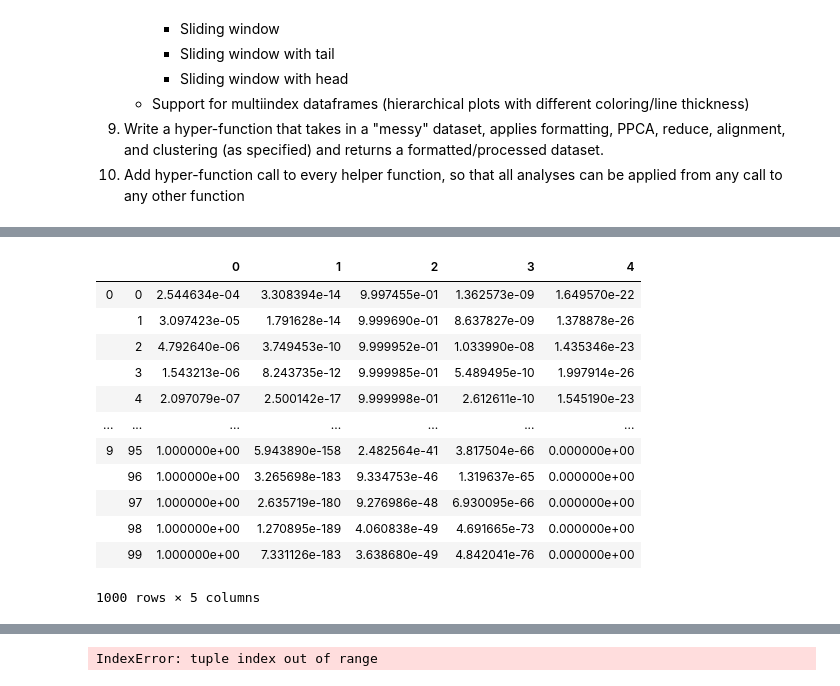
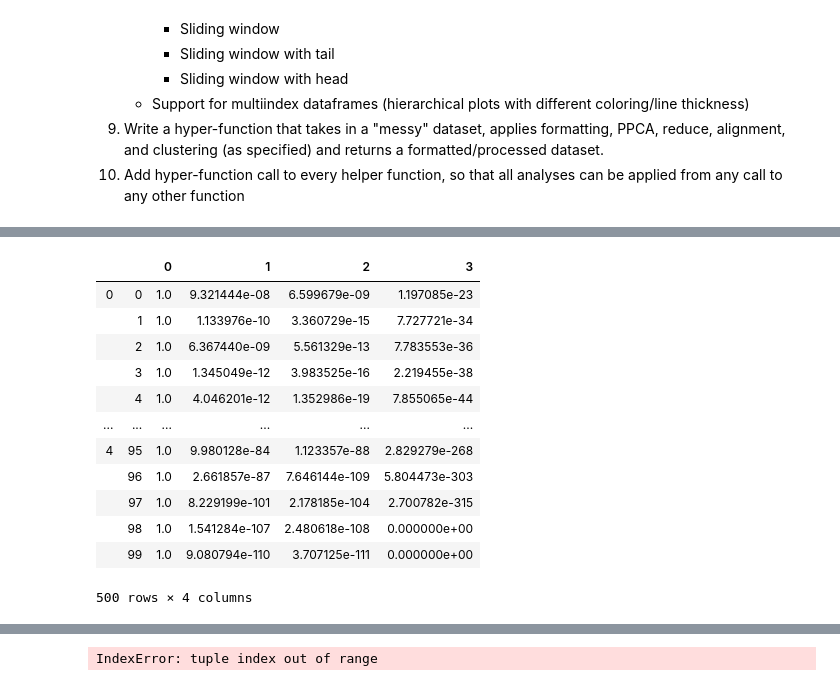
Before and after one commit to ContextLab/hypertools, a Jupyter notebook: dev/hypertools_revamp.ipynb, the cells around one changed output, grey strips where cells are left out. Cells and saved outputs as stored; diff of their text form; code cells hidden in the pictures.

```diff
--- a/dev/hypertools_revamp.ipynb
+++ b/dev/hypertools_revamp.ipynb
@@ -689,7 +689,7 @@ def cluster(data, algorithm='KMeans', k=10, stack=False, keys=None, fillna=False
         else:
             return panda_unstack(stacked_labels)
 # %%
-xs = [np.cumsum(np.random.randn(100, 10), axis=0) for i in np.arange(10)]
+xs = [np.cumsum(np.random.randn(100, 10), axis=0) for i in np.arange(5)]
 # %%
 x_stacked = panda_stack(xs)
 # %%
@@ -711,19 +711,19 @@ x_stacked
 # %%
-cluster(xs, stack=True, algorithm='GaussianMixture', k=5)
+cluster(xs, stack=True, algorithm='GaussianMixture', k=4)
 # %% [output]
-|  |  | 0 | 1 | 2 | 3 | 4 |
-| 0 | 0 | 2.544634e-04 | 3.308394e-14 | 9.997455e-01 | 1.362573e-09 | 1.649570e-22 |
-|  | 1 | 3.097423e-05 | 1.791628e-14 | 9.999690e-01 | 8.637827e-09 | 1.378878e-26 |
-|  | 2 | 4.792640e-06 | 3.749453e-10 | 9.999952e-01 | 1.033990e-08 | 1.435346e-23 |
-|  | 3 | 1.543213e-06 | 8.243735e-12 | 9.999985e-01 | 5.489495e-10 | 1.997914e-26 |
-|  | 4 | 2.097079e-07 | 2.500142e-17 | 9.999998e-01 | 2.612611e-10 | 1.545190e-23 |
-| ... | ... | ... | ... | ... | ... | ... |
-| 9 | 95 | 1.000000e+00 | 5.943890e-158 | 2.482564e-41 | 3.817504e-66 | 0.000000e+00 |
-|  | 96 | 1.000000e+00 | 3.265698e-183 | 9.334753e-46 | 1.319637e-65 | 0.000000e+00 |
-|  | 97 | 1.000000e+00 | 2.635719e-180 | 9.276986e-48 | 6.930095e-66 | 0.000000e+00 |
-|  | 98 | 1.000000e+00 | 1.270895e-189 | 4.060838e-49 | 4.691665e-73 | 0.000000e+00 |
-|  | 99 | 1.000000e+00 | 7.331126e-183 | 3.638680e-49 | 4.842041e-76 | 0.000000e+00 |
+|  |  | 0 | 1 | 2 | 3 |
+| 0 | 0 | 1.0 | 9.321444e-08 | 6.599679e-09 | 1.197085e-23 |
+|  | 1 | 1.0 | 1.133976e-10 | 3.360729e-15 | 7.727721e-34 |
+|  | 2 | 1.0 | 6.367440e-09 | 5.561329e-13 | 7.783553e-36 |
+|  | 3 | 1.0 | 1.345049e-12 | 3.983525e-16 | 2.219455e-38 |
+|  | 4 | 1.0 | 4.046201e-12 | 1.352986e-19 | 7.855065e-44 |
+| ... | ... | ... | ... | ... | ... |
+| 4 | 95 | 1.0 | 9.980128e-84 | 1.123357e-88 | 2.829279e-268 |
+|  | 96 | 1.0 | 2.661857e-87 | 7.646144e-109 | 5.804473e-303 |
+|  | 97 | 1.0 | 8.229199e-101 | 2.178185e-104 | 2.700782e-315 |
+|  | 98 | 1.0 | 1.541284e-107 | 2.480618e-108 | 0.000000e+00 |
+|  | 99 | 1.0 | 9.080794e-110 | 3.707125e-111 | 0.000000e+00 |
-1000 rows × 5 columns
+500 rows × 4 columns
 # %%
 def plotter(data, style='line', reduce_kwargs={}, text_kwargs={}, **kwargs):
     global HYPERTOOLS_NOTEBOOK_MODE
```
Also changed, not shown: parts of 10 cells of this notebook, 1 other file.
